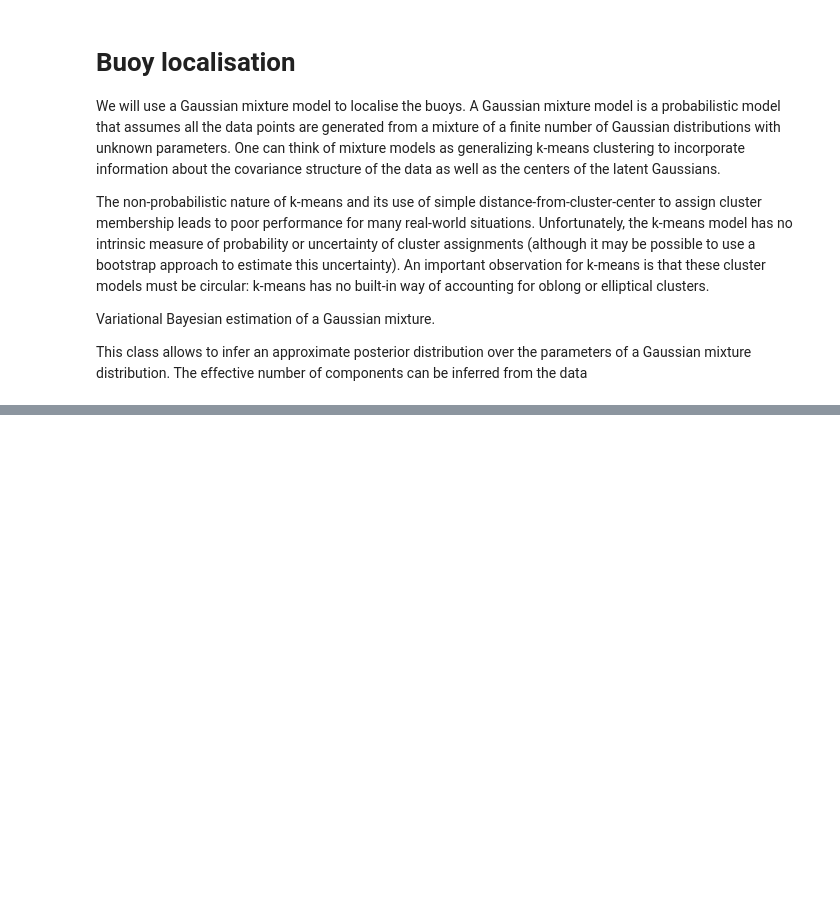
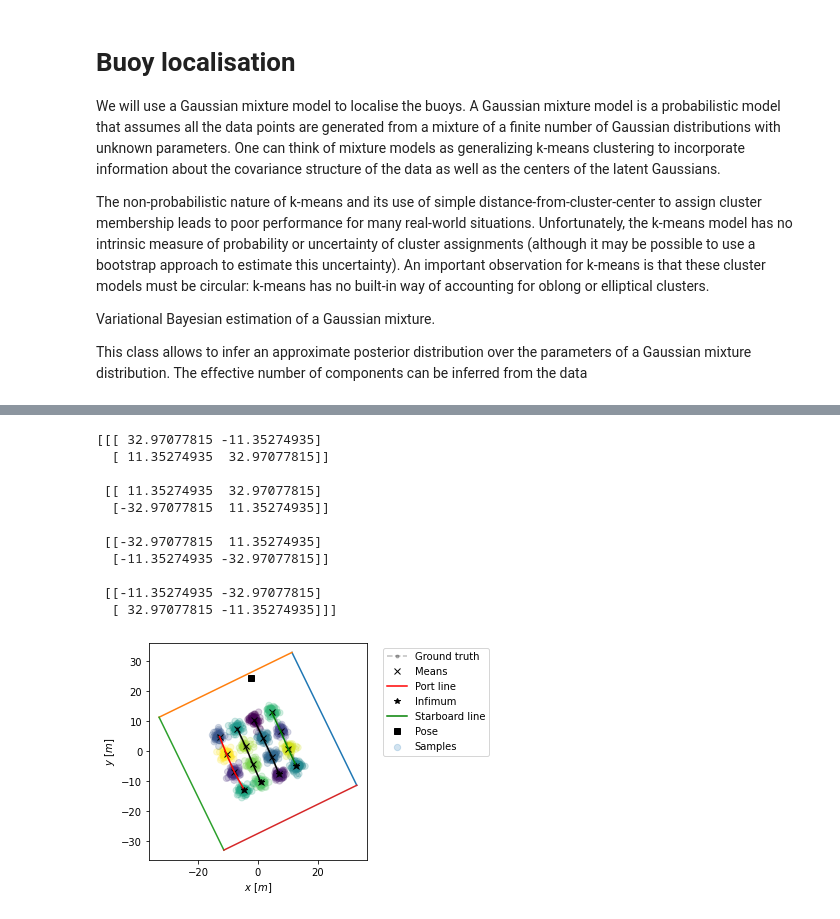
Before and after one commit to smarc-project/smarc_missions, a Jupyter notebook: smarc_bt/notebooks/probability.ipynb, the cells around one changed output, grey strips where cells are left out. Saved outputs shown, nothing was run; the diff lists cells and outputs as text; code cells hidden in the pictures; blank space fills up the shorter version.

```diff
--- a/smarc_bt/notebooks/probability.ipynb
+++ b/smarc_bt/notebooks/probability.ipynb
@@ -171,0 +223,40 @@ array([[  1.18529982, -10.23524376,  -0.08365359],
+# %%
+importlib.reload(bt_actions)
+
+# it's also import to know which corner we're closet to
+pose = np.random.uniform(low=0, high=2*np.pi)
+pose = np.random.uniform(low=20, high=30)*np.array([np.cos(pose), np.sin(pose)])
+pose = np.array([*pose, 0])
+
+# plot it
+fig, ax = bt_actions.A_ReadBuoys.plot(
+    lines=lines,
+    samples=samples,
+    means=mu[gsigma<sigma_tol],
+    sample_lines=sample_lines,
+    c=labels
+)
+ax.plot(pose[0], pose[1], 'ks', label='Pose')
+ax.legend(bbox_to_anchor=(1.05, 1))
+
+importlib.reload(bt_actions)
+perims = bt_actions.A_SetBuoyLocalisationPlan.closest_side(pose, centroid, 116)
+# ax.plot(perims[0,0], perims[0,1], 'ko')
+# ax.plot(perims[1,0], perims[1,1], 'k^')
+for i in range(4):
+    ax.plot(perims[i,:,0], perims[i,:,1])
+
+plt.show()
+# %% [output]
+[[[ 32.97077815 -11.35274935]
+  [ 11.35274935  32.97077815]]
+
+ [[ 11.35274935  32.97077815]
+  [-32.97077815  11.35274935]]
+
+ [[-32.97077815  11.35274935]
+  [-11.35274935 -32.97077815]]
+
+ [[-11.35274935 -32.97077815]
+  [ 32.97077815 -11.35274935]]]
+[figure, added]
```
Also changed, not shown: parts of 11 cells of this notebook, 8 other files.
